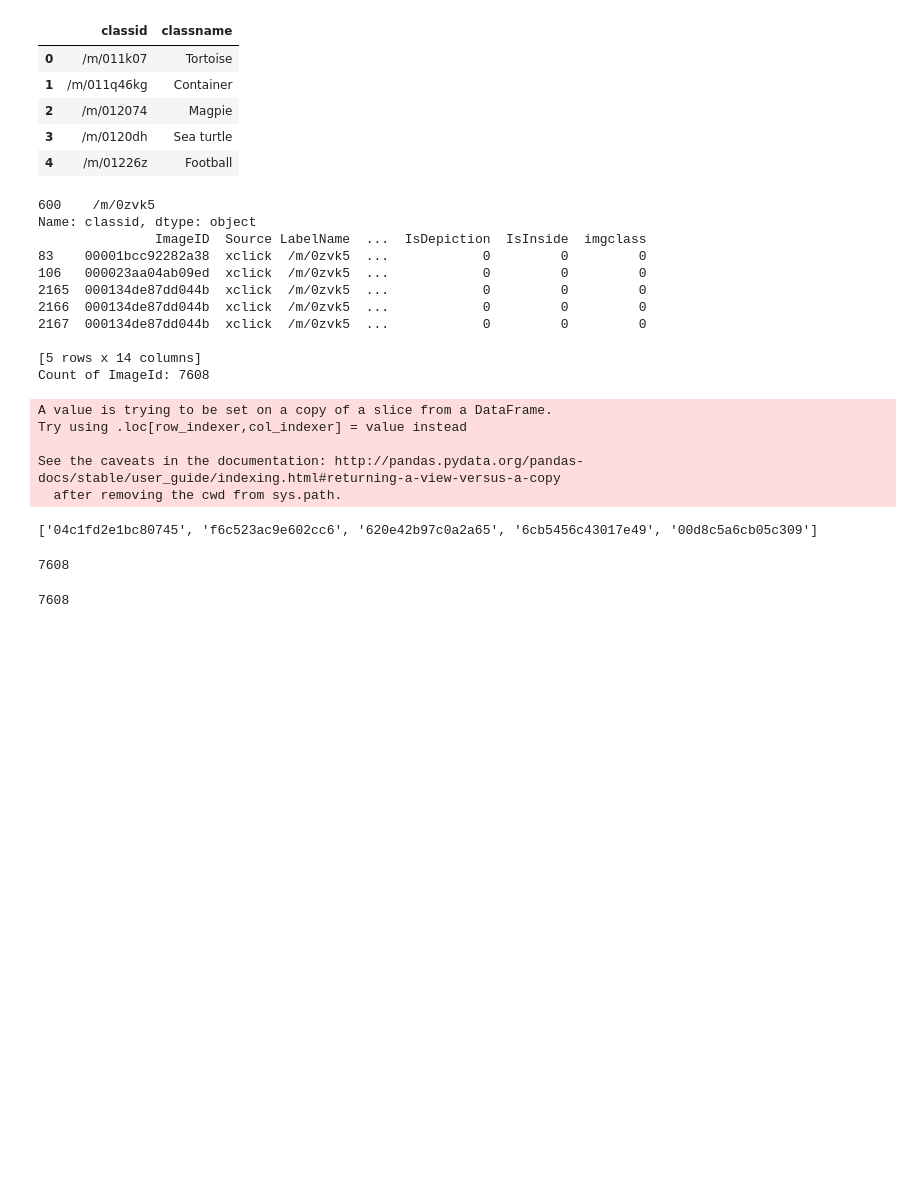
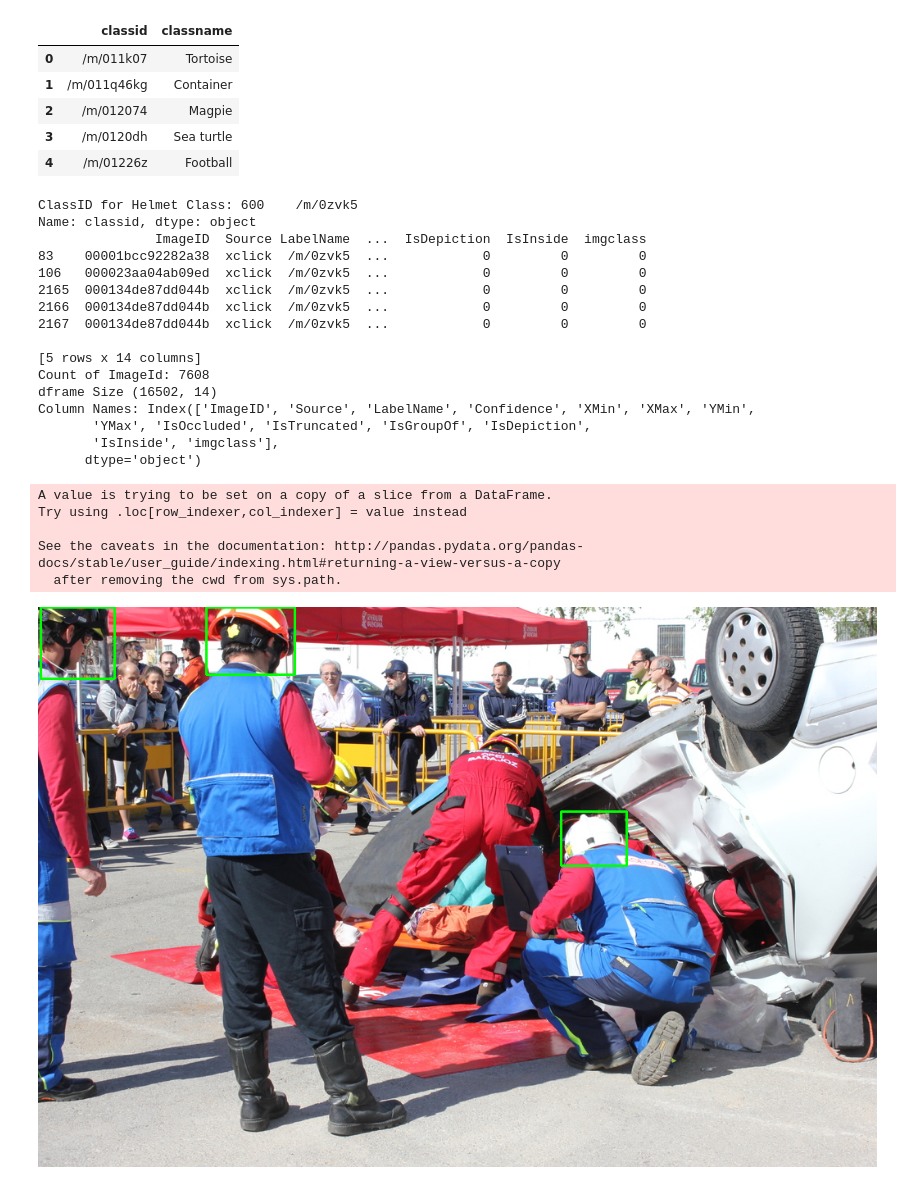
Before and after one commit to MeAmarP/yolo-on-OID, a Jupyter notebook: OID_Work.ipynb, the cells around one changed output. Drawn from its saved outputs; the diff is of its cells as text; code cells hidden in the pictures; blank space fills up the shorter version.

Commit message:
display images with labelled bbox EDA

```diff
--- a/OID_Work.ipynb
+++ b/OID_Work.ipynb
@@ -127,7 +163,9 @@ labelmap_df.head()
 # %%
-# imganno_df[imganno_df.LabelName == classid].shape
+#===============================================================================
+### ACTIVE: To Get Helmet CLass specific data
+#===============================================================================
 classid = labelmap_df[labelmap_df.classname == 'Helmet'].classid
-print(classid)
+print("ClassID for Helmet Class:",classid)
 train_helmet_anno_df = imganno_df.loc[imganno_df.LabelName == '/m/0zvk5']
 train_helmet_anno_df['imgclass'] = 0
 print(train_helmet_anno_df.head())
@@ -135,8 +173,11 @@ print(train_helmet_anno_df.head())
 
 #Print no of unique image ids
 print("Count of ImageId:", train_helmet_anno_df.ImageID.nunique())
+print("dframe Size", train_helmet_anno_df.shape)
+print("Column Names:",train_helmet_anno_df.columns)
+print("\n\n")
 # %% [output]
-600    /m/0zvk5
+ClassID for Helmet Class: 600    /m/0zvk5
 Name: classid, dtype: object
                ImageID  Source LabelName  ...  IsDepiction  IsInside  imgclass
 83    00001bcc92282a38  xclick  /m/0zvk5  ...            0         0         0
@@ -147,42 +188,35 @@ Name: classid, dtype: object
 
 [5 rows x 14 columns]
 Count of ImageId: 7608
+dframe Size (16502, 14)
+Column Names: Index(['ImageID', 'Source', 'LabelName', 'Confidence', 'XMin', 'XMax', 'YMin',
+       'YMax', 'IsOccluded', 'IsTruncated', 'IsGroupOf', 'IsDepiction',
+       'IsInside', 'imgclass'],
+      dtype='object')
 A value is trying to be set on a copy of a slice from a DataFrame.
 Try using .loc[row_indexer,col_indexer] = value instead
 
 See the caveats in the documentation: http://pandas.pydata.org/pandas-docs/stable/user_guide/indexing.html#returning-a-view-versus-a-copy
   after removing the cwd from sys.path.
 # %%
-#check common files
+#ImageID of Image files in a local dir for Class "Helmet"
 imgdirids = [imgid.split('.')[0] for imgid in os.listdir("/content/img_data")]
-AllImgId = set(train_helmet_anno_df.ImageID.unique()).intersection(set(imgdirids))
+# len(set(train_helmet_anno_df.ImageID.unique()).intersection(set(imgdirids)))
-# %% [output]
-['04c1fd2e1bc80745', 'f6c523ac9e602cc6', '620e42b97c0a2a65', '6cb5456c43017e49', '00d8c5a6cb05c309']
-# %%
-from tqdm import tqdm
-for imgid in tqdm(train_helmet_anno_df.ImageID.unique()):
-  df=train_helmet_anno_df.loc[train_helmet_anno_df.ImageID == imgid ]
-  df=df[['imgclass','XMin', 'XMax', 'YMin','YMax']]
-  path_to_save = '/content/helmet_anno_files/'+imgid+'.txt'
-  df.to_csv(path_to_save, header=None, index=None, sep=' ')
-
-#check no of file generated
-import os
-len(os.listdir('/content/helmet_anno_files'))
-# %% [output]
-7608
-# %%
-from tqdm import tqdm
-import shutil
-
-path_src_dir = '/content/drive/My Drive/train/'
-path_dst_dir = '/content/helmet_img_files/'
-file_extn = '.jpg'
-
-for imgid in tqdm(train_helmet_anno_df.ImageID.unique()):
-  shutil.move(path_src_dir+imgid+file_extn, path_dst_dir+imgid+file_extn)
-
-import os
-len(os.listdir('/content/helmet_img_files'))
-# %% [output]
-7608
+# %%
+#write routine to display labelled objects in training image dataset
+import cv2
+import matplotlib.pyplot as plt
+
+img = cv2.imread("/content/img_data/000134de87dd044b.jpg")
+h,w,_ = img.shape
+
+for _,row in train_helmet_anno_df[train_helmet_anno_df.ImageID == "000134de87dd044b"].iterrows():
+  ## print(row[['YMin', 'XMin', 'YMax', 'XMax']].values.tolist())
+  pxl_xmin = int(row['XMin']*w)
+  pxl_xmax = int(row['XMax']*w)
+  pxl_ymin = int(row['YMin']*h)
+  pxl_ymax = int(row['YMax']*h)
+  img = cv2.rectangle(img,(pxl_xmin,pxl_ymin),(pxl_xmax,pxl_ymax),(0,255,0),2)
+cv2_imshow(img)
+# %% [output]
+[figure, added]
```
Also changed, not shown: parts of 4 cells of this notebook.
